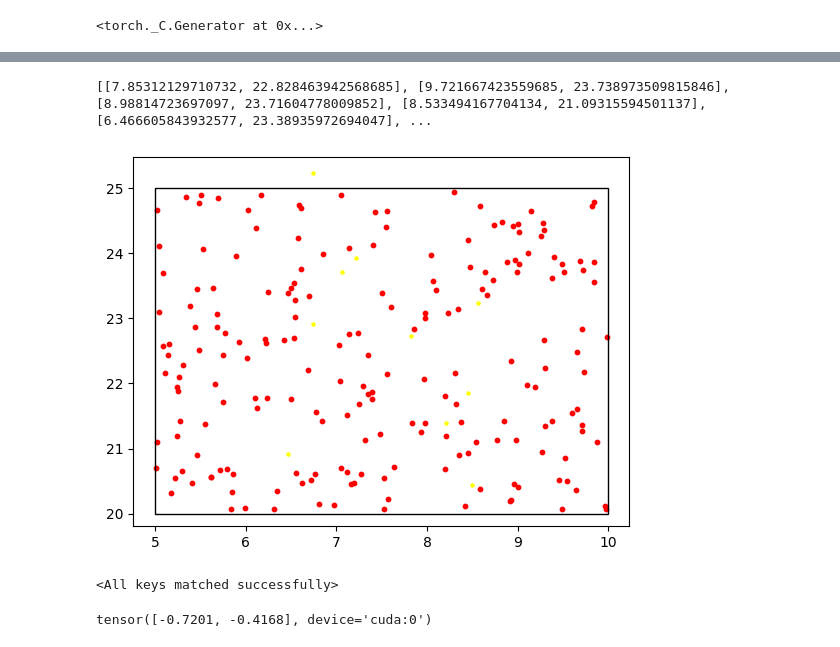
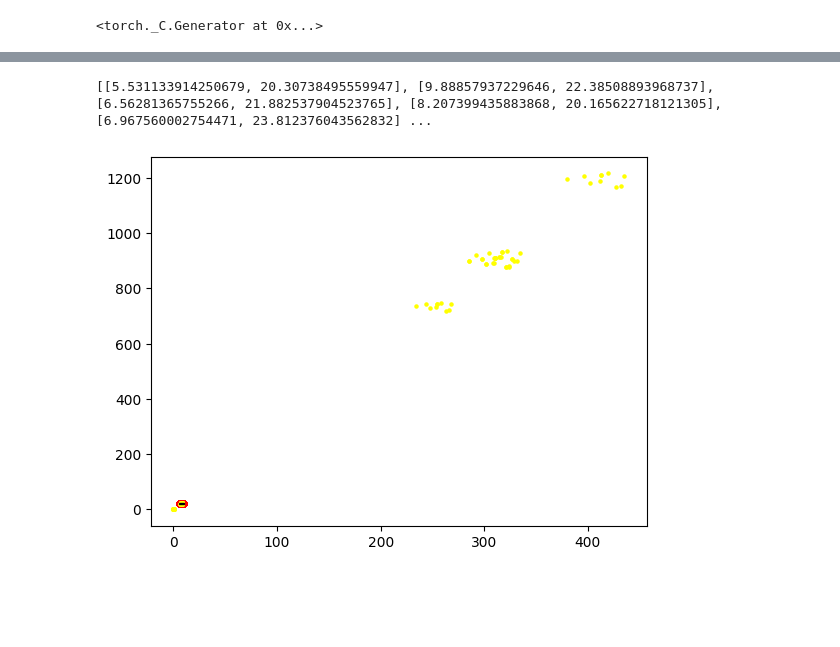
Before and after one commit to JHeinzde/pytorch-playground, a Jupyter notebook: pytorch-autoencoder.ipynb, the cells around one changed output, grey strips where cells are left out. Saved outputs shown, nothing was run; the diff lists cells and outputs as text; code cells hidden in the pictures; blank space fills up the shorter version.

```diff
--- a/pytorch-autoencoder.ipynb
+++ b/pytorch-autoencoder.ipynb
@@ -136,52 +215,20 @@ tensor(28.2578, device='cuda:0', grad_fn=<SumBackward0>)
 # %%
 figure, axes = plt.subplots()
 #axes.set(xlim=(5, 10), ylim=(20, 25))
 uc_3 = plt.Rectangle((5, 20), 5, 5, fill=False)
 print(training_samples)
-points_1 = plt.scatter(list(map(lambda z: z[0], list(training_samples))), list(map(lambda z: z[1], list(training_samples))),
+new_x = []
+new_y = []
+for z in training_samples:
+    new_x.append(z[0])
+    new_y.append(z[1])
+points_1 = plt.scatter(new_x,
+                       new_y,
                        color="red", s=10)
-points_2 = plt.scatter(second_x[0:10], second_y[0:10],
+points_2 = plt.scatter(second_x, second_y,
                        color="yellow", s=5)
 axes.add_artist(uc_3)
 plt.show()
 # %% [output]
-[[7.85312129710732, 22.828463942568685], [9.721667423559685, 23.738973509815846], [8.98814723697097, 23.71604778009852], [8.533494167704134, 21.09315594501137], [6.466605843932577, 23.38935972694047], ...
+[[5.531133914250679, 20.30738495559947], [9.88857937229646, 22.38508893968737], [6.56281365755266, 21.882537904523765], [8.207399435883868, 20.165622718121305], [6.967560002754471, 23.812376043562832] ...
-[figure, old version]
+[figure, new version]
-# %%
-class DeepSVDD(nn.Module):
-    def __init__(self):
-        super().__init__()
-        self.layers = nn.Sequential(
-            nn.Linear(20, 20, bias=False),
-            nn.Sigmoid(),
-            nn.Linear(20, 20, bias=False),
-            nn.Sigmoid(),
-            nn.Linear(20, 2, bias=False)
-        ).to(device)
-
-    def forward(self, x):
-        return self.layers(x)
-
-
-
-# First copy weights from autoencoder to DeepSVDD network
-dsvdd = DeepSVDD()
-net_dict = dsvdd.state_dict()
-ae_dict = ae.state_dict()
-ae_dict = {k: v for k, v in ae_dict.items() if k in net_dict}
-net_dict.update(ae_dict)
-dsvdd.load_state_dict(net_dict)
-# %% [output]
-<All keys matched successfully>
-# %%
-# Then get center value c
-c = torch.tensor([0,0],dtype=torch.float32, device=device)
-with torch.no_grad():
-    for x in transformed_data:
-        c += dsvdd.forward(x)
-
-    c /= len(transformed_data)
-
-print(c)
-# %% [output]
-tensor([-0.7201, -0.4168], device='cuda:0')
```
Also changed, not shown: parts of 8 cells of this notebook.
